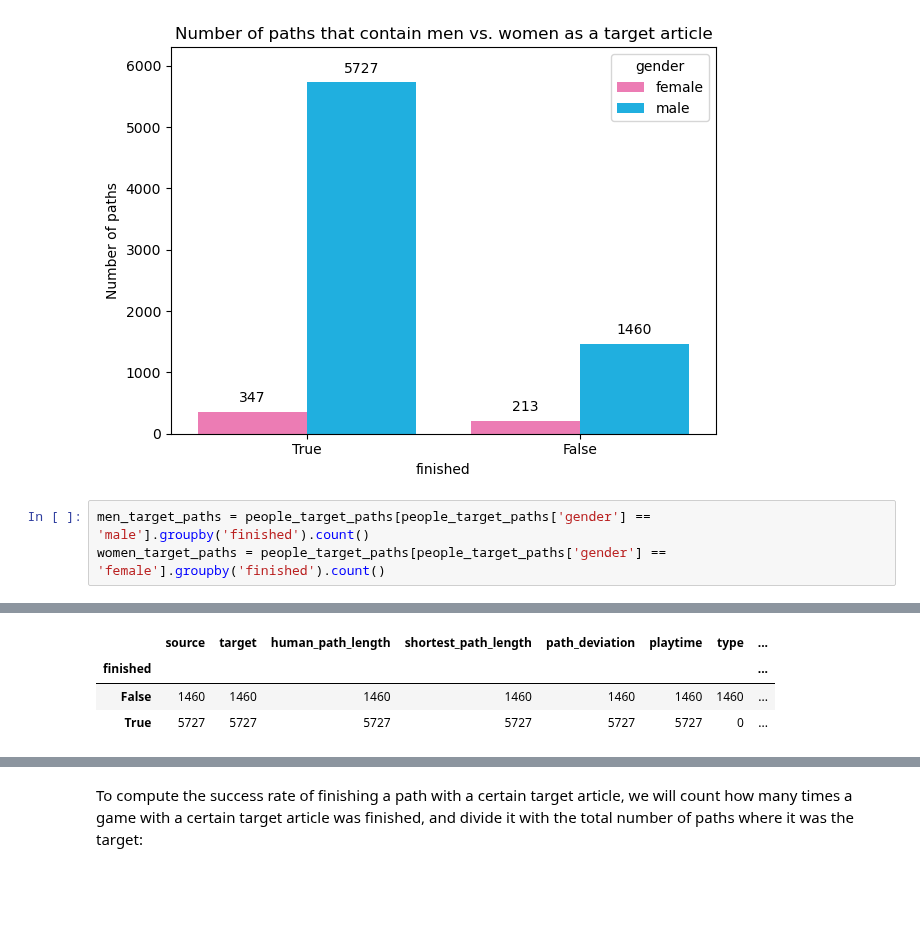
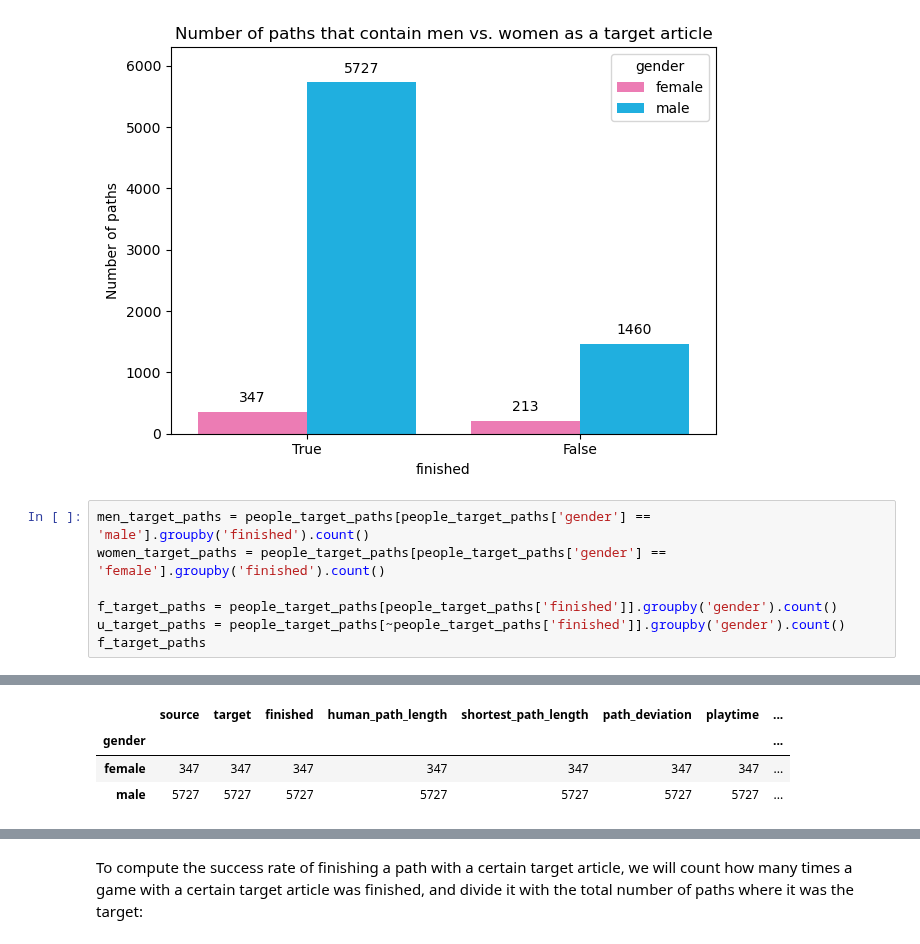
Before and after one commit to epfl-ada/ada-2022-project-metadata, a Jupyter notebook: project.ipynb, the cells around one changed output, grey strips where cells are left out. Cells and saved outputs as stored; diff of their text form; blank space fills up the shorter version.

```diff
--- a/project.ipynb
+++ b/project.ipynb
@@ -335,4 +335,8 @@ plt.show()
 # %%
 men_target_paths = people_target_paths[people_target_paths['gender'] == 'male'].groupby('finished').count()
 women_target_paths = people_target_paths[people_target_paths['gender'] == 'female'].groupby('finished').count()
+
+f_target_paths = people_target_paths[people_target_paths['finished']].groupby('gender').count()
+u_target_paths = people_target_paths[~people_target_paths['finished']].groupby('gender').count()
+f_target_paths
 # %% [output]
@@ -341,4 +343,4 @@ women_target_paths = people_target_paths[people_target_paths['gender'] == 'femal
-|  | source | target | human_path_length | shortest_path_length | path_deviation | playtime | type | ... |
-| finished |  |  |  |  |  |  |  | ... |
-| False | 1460 | 1460 | 1460 | 1460 | 1460 | 1460 | 1460 | ... |
-| True | 5727 | 5727 | 5727 | 5727 | 5727 | 5727 | 0 | ... |
+|  | source | target | finished | human_path_length | shortest_path_length | path_deviation | playtime | ... |
+| gender |  |  |  |  |  |  |  | ... |
+| female | 347 | 347 | 347 | 347 | 347 | 347 | 347 | ... |
+| male | 5727 | 5727 | 5727 | 5727 | 5727 | 5727 | 5727 | ... |
```
Also changed, not shown: parts of 4 cells of this notebook.
